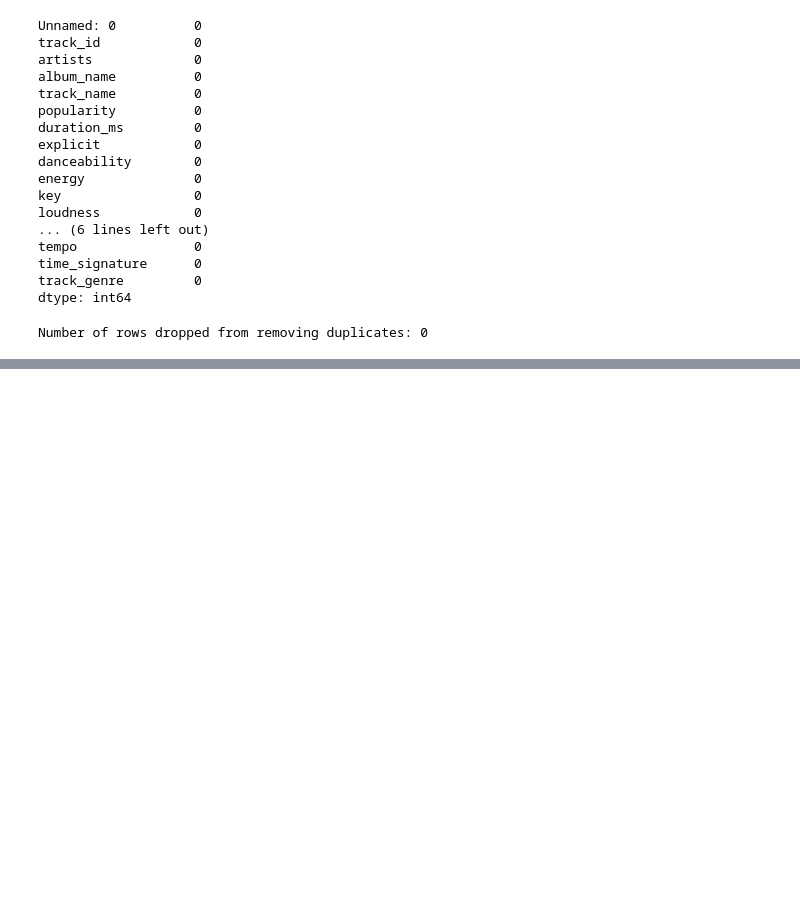
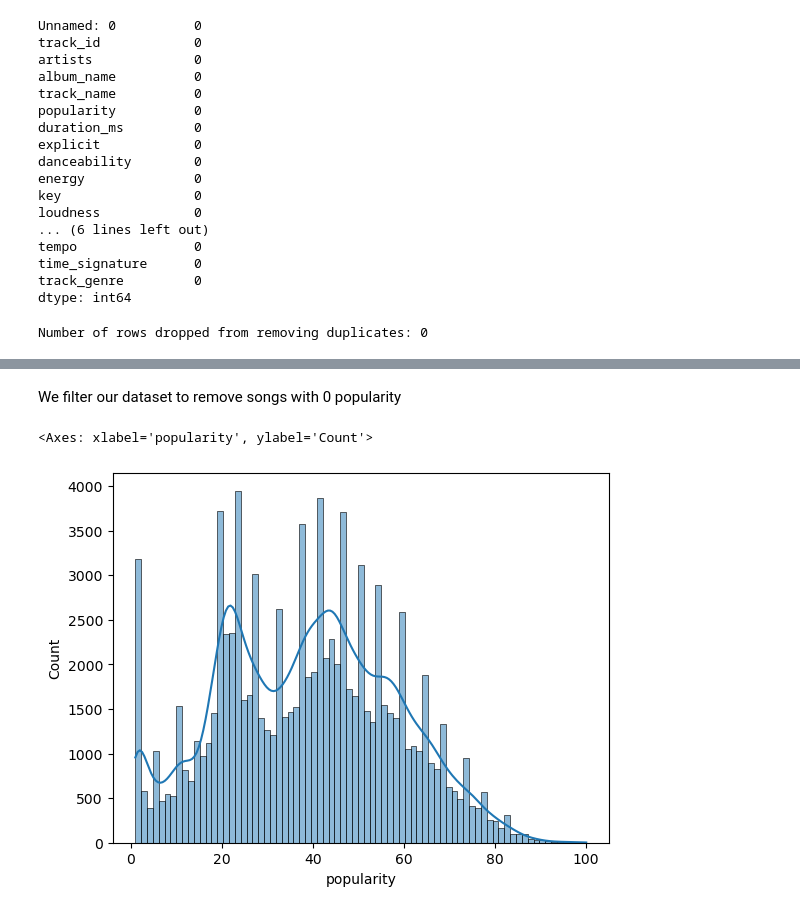
Before and after one commit to EdwardL33/ECE143-Group-11, a Jupyter notebook: data_cleaning.ipynb, the cells around one changed output, grey strips where cells are left out. Saved outputs shown, nothing was run; the diff lists cells and outputs as text; code cells hidden in the pictures; blank space fills up the shorter version.

```diff
--- a/data_cleaning.ipynb
+++ b/data_cleaning.ipynb
@@ -111,0 +125,9 @@ Number of rows dropped from removing duplicates: 0
+# %% [markdown]
+We filter our dataset to remove songs with 0 popularity
+# %%
+popularity_filtered_df = df[df['popularity'] != 0]
+
+sns.histplot(data=popularity_filtered_df, x='popularity',bins='auto',kde=True)
+# %% [output]
+<Axes: xlabel='popularity', ylabel='Count'>
+[figure, added]
```
Also changed, not shown: parts of 12 cells of this notebook, 1 other file.
